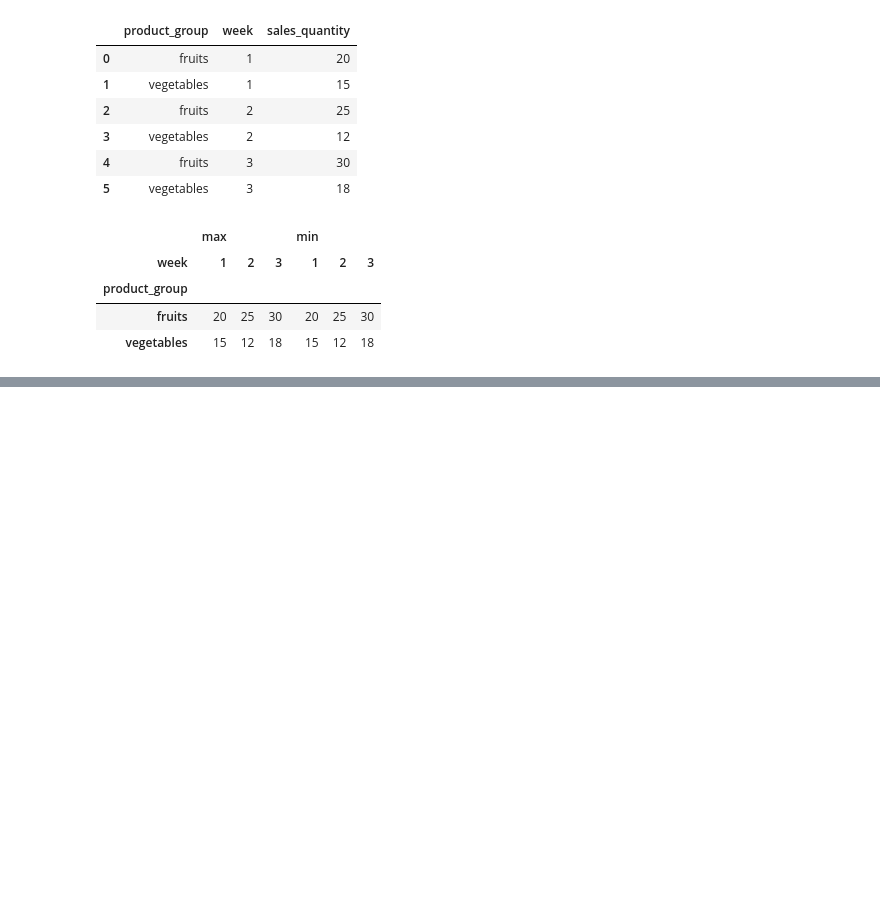
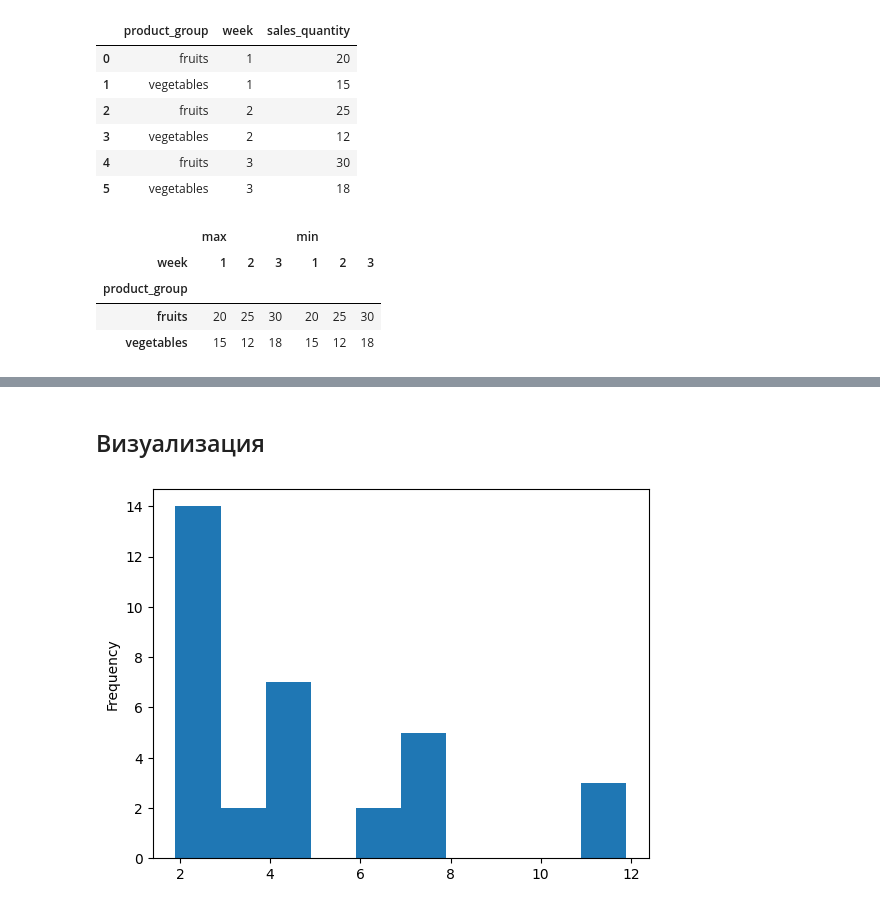
Before and after one commit to WhisperingDreamer/ML-courses, a Jupyter notebook: Pandas/1Introduction.ipynb, the cells around one changed output, grey strips where cells are left out. Drawn from its saved outputs; the diff is of its cells as text; code cells hidden in the pictures; blank space fills up the shorter version.

Commit message:
Finished pandas(analys, visualisation, tests)

```diff
--- a/Pandas/1Introduction.ipynb
+++ b/Pandas/1Introduction.ipynb
@@ -1870,0 +1944,2 @@ display(solution(df))
+# %% [markdown]
+## Визуализация
@@ -1870,0 +1948,8 @@ display(solution(df))
+# %%
+grocery = pd.read_csv('grocery.csv')
+
+grocery['price'].plot(kind='hist')
+
+plt.savefig('figs/grocery_price.png')
+# %% [output]
+[figure, added]
```
Also changed, not shown: parts of 51 cells of this notebook, 5 other files.
